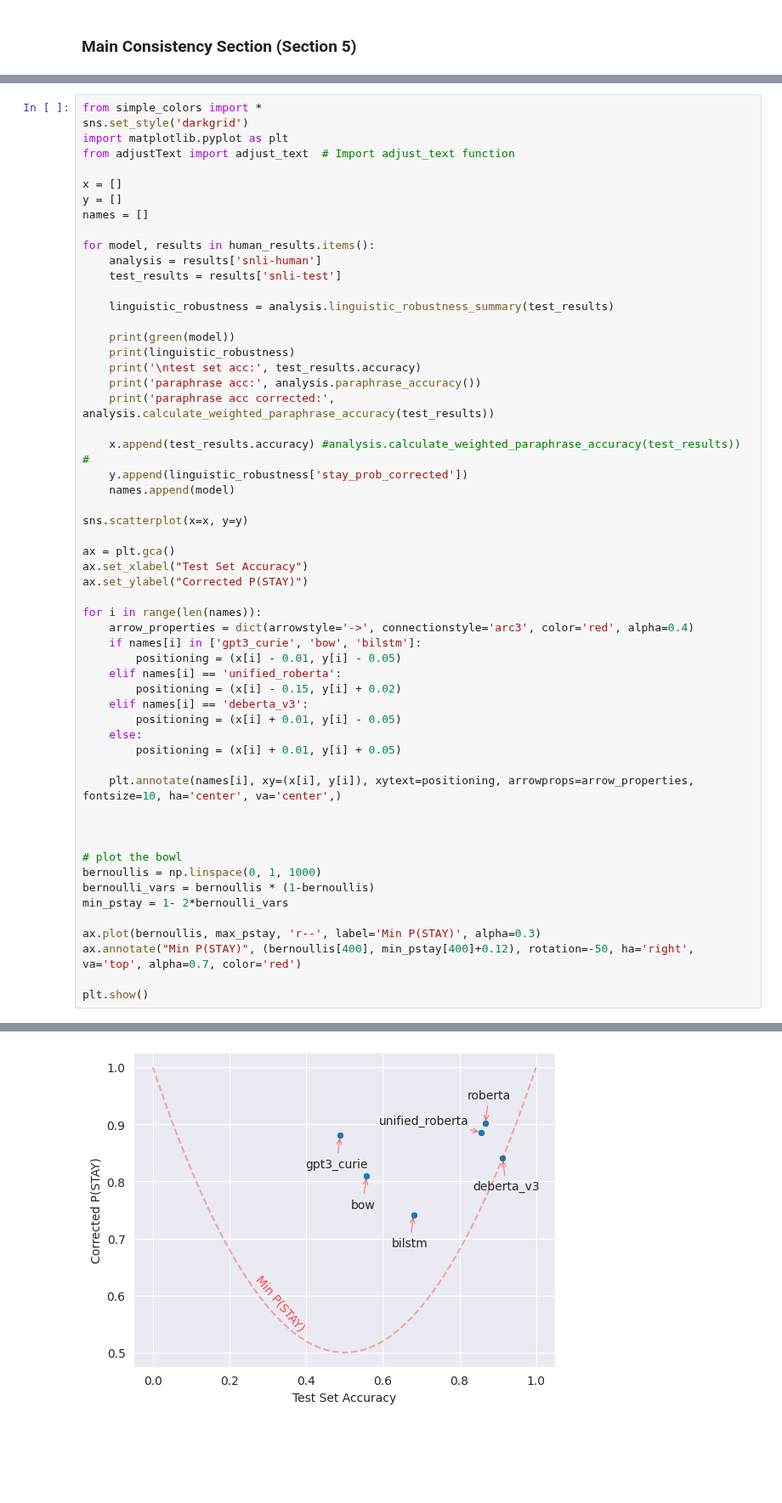
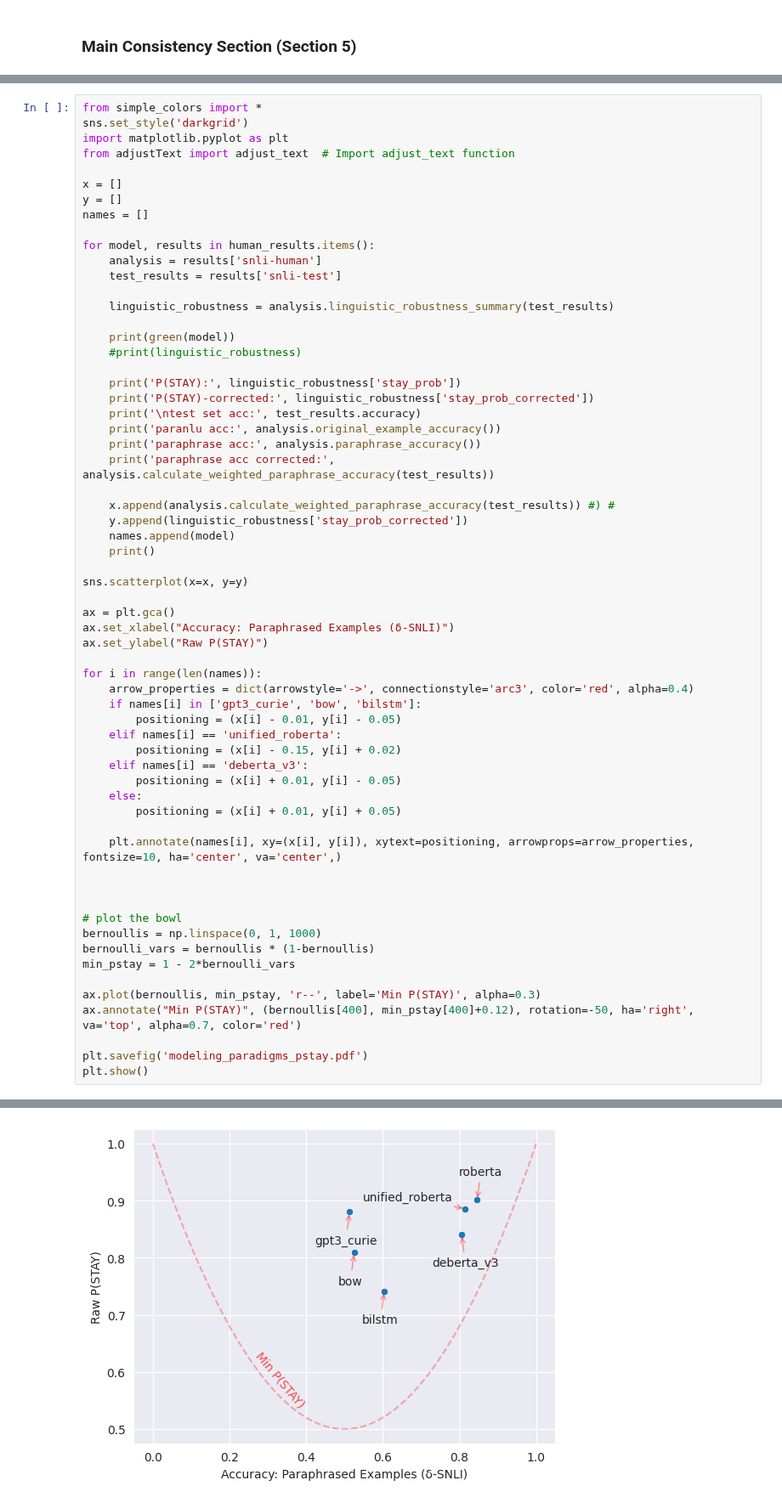
Before and after one commit to nehasrikn/paraphrase-nlu-internal, a Jupyter notebook: experiments/human_consistency/consistency_analysis.ipynb, the cells around one changed output, grey strips where cells are left out. Shown at 85% size. Cells and saved outputs as stored; diff of their text form; blank space fills up the shorter version.

```diff
--- a/experiments/human_consistency/consistency_analysis.ipynb
+++ b/experiments/human_consistency/consistency_analysis.ipynb
@@ -74,20 +56,25 @@ for model, results in human_results.items():
     linguistic_robustness = analysis.linguistic_robustness_summary(test_results)
 
     print(green(model))
-    print(linguistic_robustness)
+    #print(linguistic_robustness)
+
+    print('P(STAY):', linguistic_robustness['stay_prob'])
+    print('P(STAY)-corrected:', linguistic_robustness['stay_prob_corrected'])
     print('\ntest set acc:', test_results.accuracy)
+    print('paranlu acc:', analysis.original_example_accuracy())
     print('paraphrase acc:', analysis.paraphrase_accuracy())
     print('paraphrase acc corrected:', analysis.calculate_weighted_paraphrase_accuracy(test_results))
 
-    x.append(test_results.accuracy) #analysis.calculate_weighted_paraphrase_accuracy(test_results)) #
+    x.append(analysis.calculate_weighted_paraphrase_accuracy(test_results)) #) #
     y.append(linguistic_robustness['stay_prob_corrected'])
     names.append(model)
+    print()
 
 sns.scatterplot(x=x, y=y)
 
 ax = plt.gca()
-ax.set_xlabel("Test Set Accuracy")
-ax.set_ylabel("Corrected P(STAY)")
+ax.set_xlabel("Accuracy: Paraphrased Examples (δ-SNLI)")
+ax.set_ylabel("Raw P(STAY)")
 
 for i in range(len(names)):
     arrow_properties = dict(arrowstyle='->', connectionstyle='arc3', color='red', alpha=0.4)
@@ -107,11 +94,12 @@ for i in range(len(names)):
 # plot the bowl
 bernoullis = np.linspace(0, 1, 1000)
 bernoulli_vars = bernoullis * (1-bernoullis)
-min_pstay = 1- 2*bernoulli_vars
+min_pstay = 1 - 2*bernoulli_vars
 
-ax.plot(bernoullis, max_pstay, 'r--', label='Min P(STAY)', alpha=0.3)
+ax.plot(bernoullis, min_pstay, 'r--', label='Min P(STAY)', alpha=0.3)
 ax.annotate("Min P(STAY)", (bernoullis[400], min_pstay[400]+0.12), rotation=-50, ha='right', va='top', alpha=0.7, color='red')
 
+plt.savefig('modeling_paradigms_pstay.pdf')
 plt.show()
 # %% [output]
 bow
@@ -132,6 +120,6 @@ test set acc: 0.489
 paraphrase acc: 0.5106060606060606
 paraphrase acc corrected: 0.5133432153800734
-[figure, old version]
+[figure, new version]
 # %%
 import plotly.express as px
 
```
Also changed, not shown: parts of 6 cells of this notebook, 9 other files.
